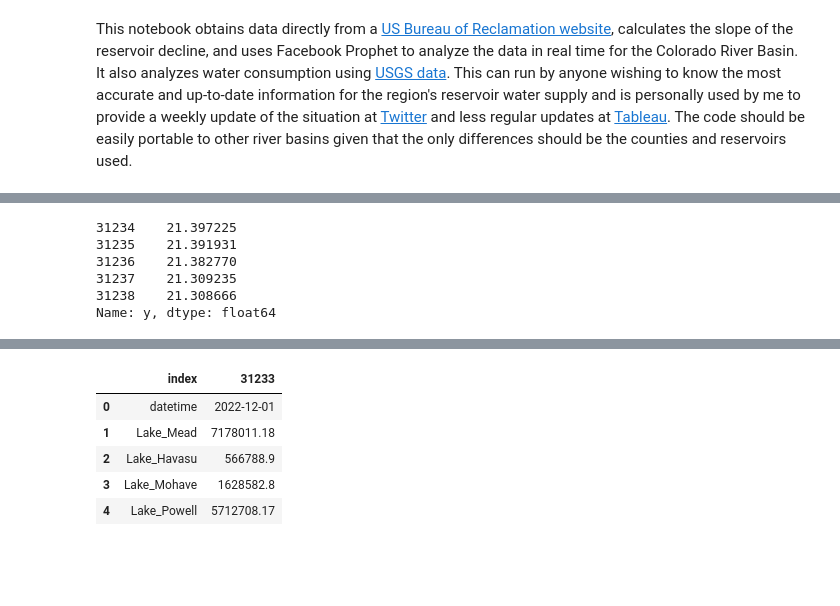
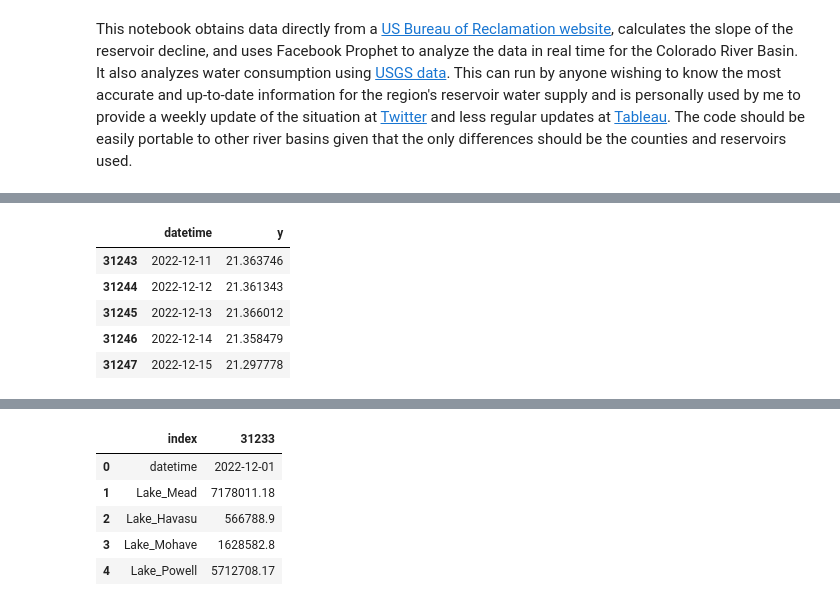
Before and after one commit to lychrst/The_Golf_Courses_of_Wrath, a Jupyter notebook: Up-to-Date_Reservoir_Forecasting.ipynb, the cells around one changed output, grey strips where cells are left out. Saved outputs shown, nothing was run; the diff lists cells and outputs as text; code cells hidden in the pictures; blank space fills up the shorter version.

```diff
--- a/Up-to-Date_Reservoir_Forecasting.ipynb
+++ b/Up-to-Date_Reservoir_Forecasting.ipynb
@@ -644,17 +644,17 @@ Years until zero: 8.450528298726146
 # %%
 # This code returns the last five values of y, which
 # represents the latest numbers for the combined reservoir
 # water storage for the Coloarado River Basin.  I use this
 # when reporting the latest reservoir information on Twitter.
 
-Col_storage_uptodate_2000['y'].tail()
+Col_storage_uptodate_2000[['datetime', 'y']].tail()
 # %% [output]
-31234    21.397225
-31235    21.391931
-31236    21.382770
-31237    21.309235
-31238    21.308666
-Name: y, dtype: float64
+|  | datetime | y |
+| 31243 | 2022-12-11 | 21.363746 |
+| 31244 | 2022-12-12 | 21.361343 |
+| 31245 | 2022-12-13 | 21.366012 |
+| 31246 | 2022-12-14 | 21.358479 |
+| 31247 | 2022-12-15 | 21.297778 |
 # %%
 # This calculates the r-squared and the mean absolute error of
 # train and the test portions of the model. It is a stasitcal
```
Also changed, not shown: parts of 31 cells of this notebook.
